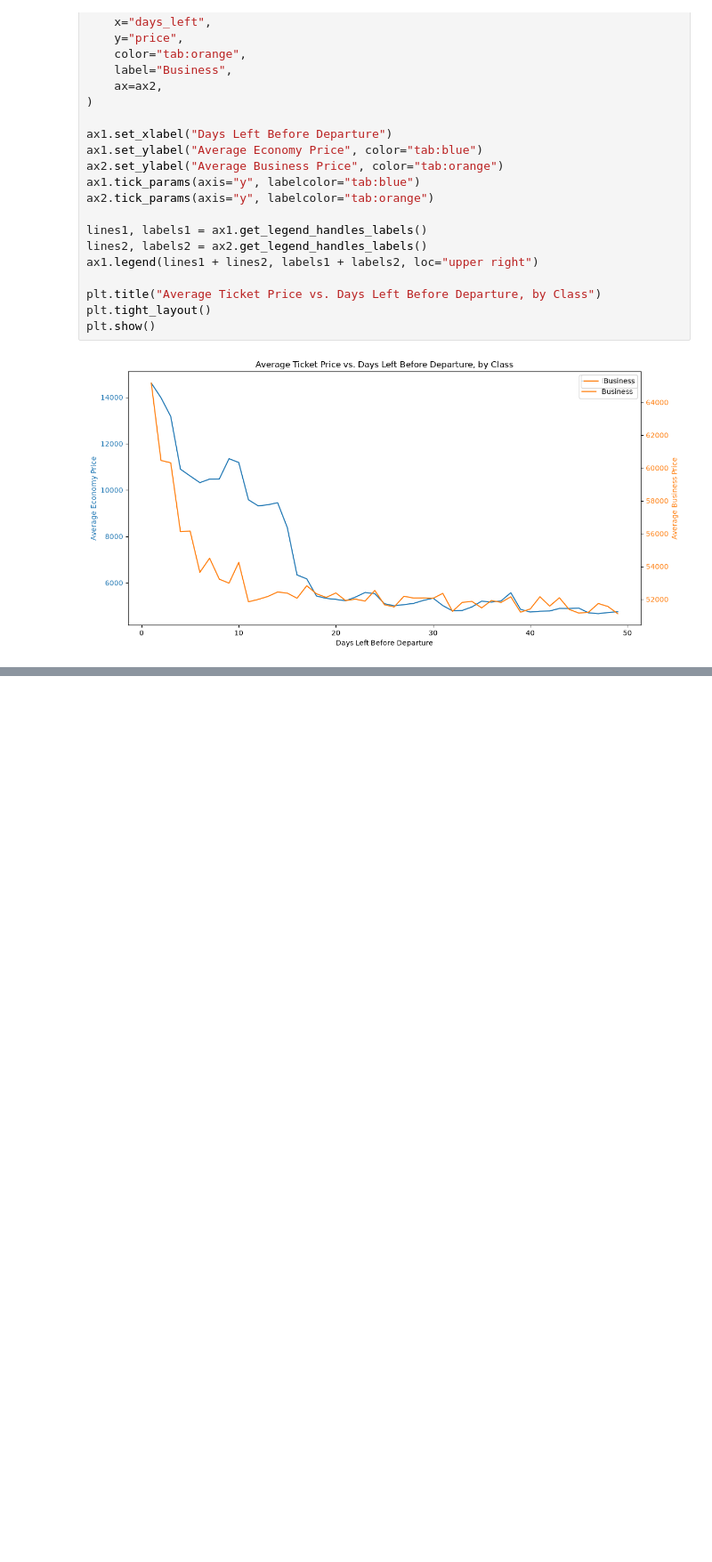
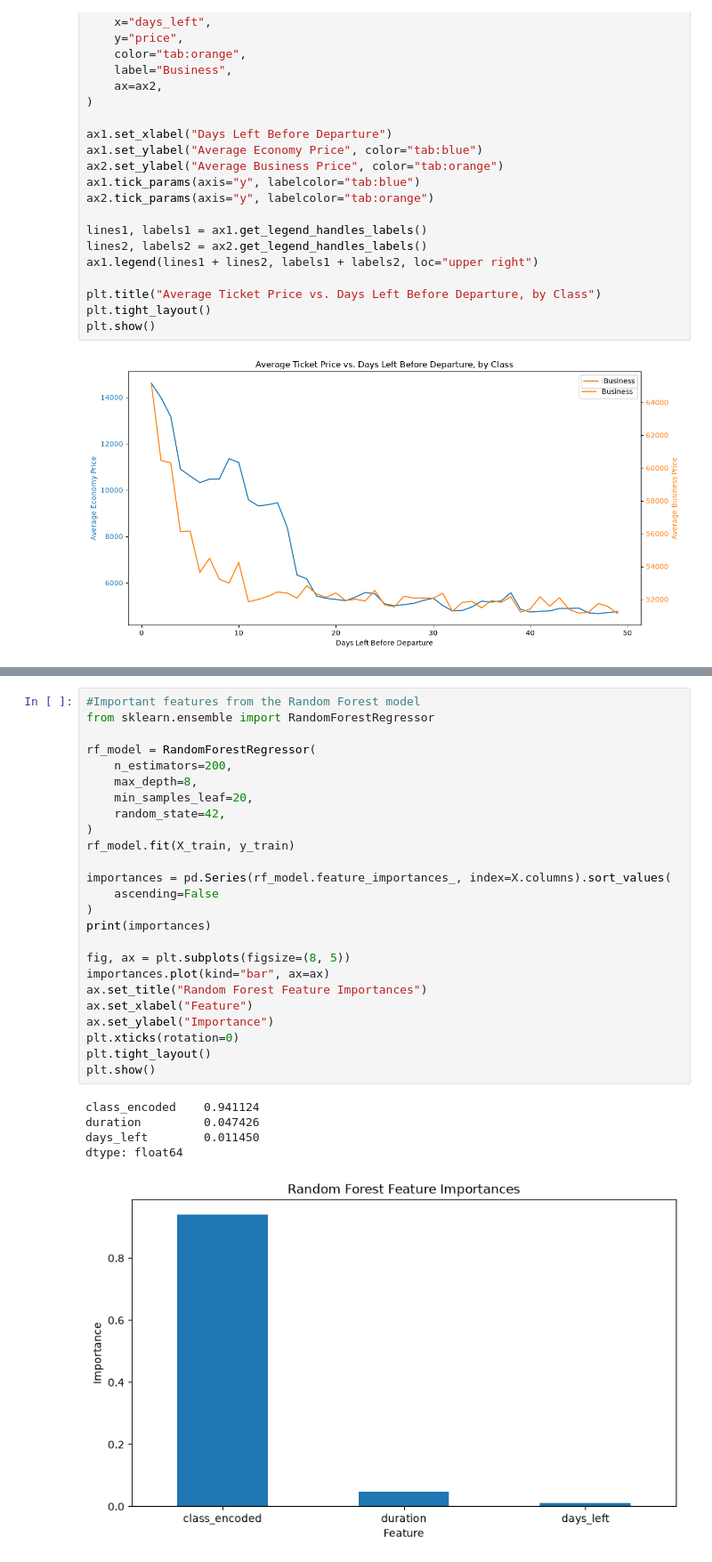
Before and after one commit to bradley-black/Flight-Data-Predictions, a Jupyter notebook: main.ipynb, the cells around one changed output, grey strips where cells are left out. Shown at 89% size. Drawn from its saved outputs; the diff is of its cells as text; blank space fills up the shorter version.

```diff
--- a/main.ipynb
+++ b/main.ipynb
@@ -180,0 +288,31 @@ plt.show()
+# %%
+#Important features from the Random Forest model
+from sklearn.ensemble import RandomForestRegressor
+
+rf_model = RandomForestRegressor(
+    n_estimators=200,
+    max_depth=8,
+    min_samples_leaf=20,
+    random_state=42,
+)
+rf_model.fit(X_train, y_train)
+
+importances = pd.Series(rf_model.feature_importances_, index=X.columns).sort_values(
+    ascending=False
+)
+print(importances)
+
+fig, ax = plt.subplots(figsize=(8, 5))
+importances.plot(kind="bar", ax=ax)
+ax.set_title("Random Forest Feature Importances")
+ax.set_xlabel("Feature")
+ax.set_ylabel("Importance")
+plt.xticks(rotation=0)
+plt.tight_layout()
+plt.show()
+# %% [output]
+class_encoded    0.941124
+duration         0.047426
+days_left        0.011450
+dtype: float64
+[figure, added]
```
Also changed, not shown: parts of 7 cells of this notebook, 2 other files.
